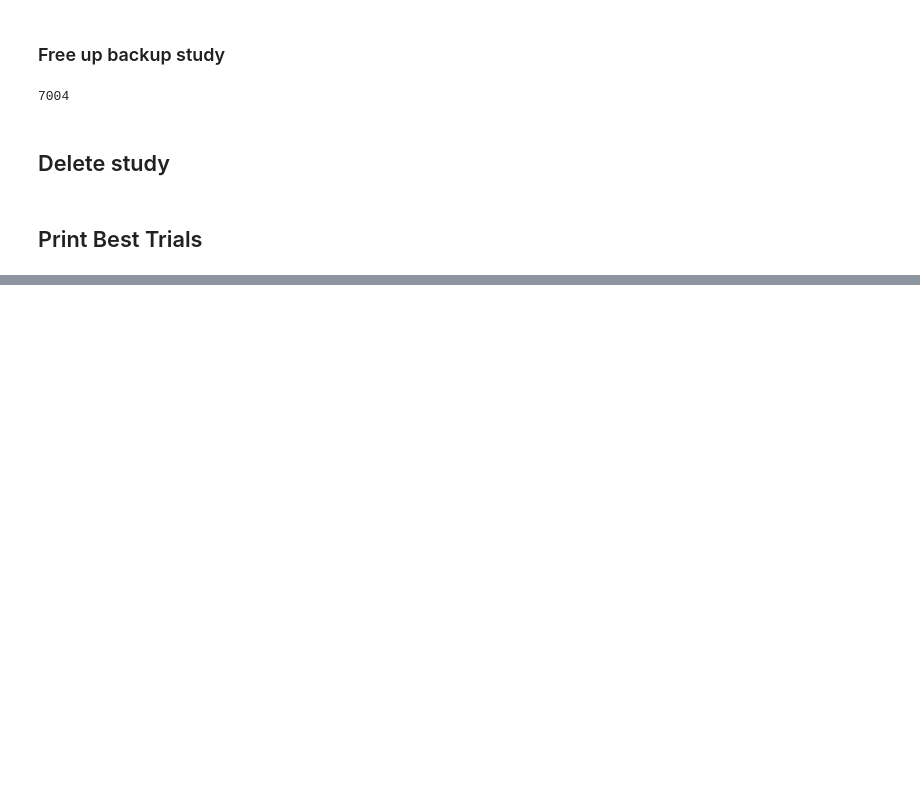
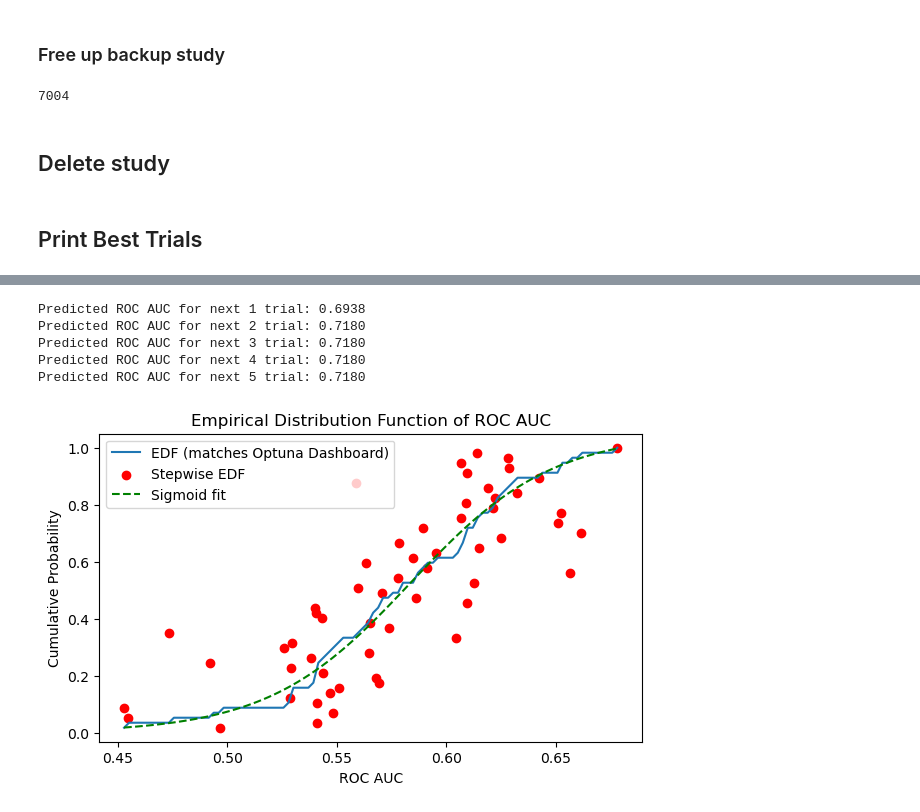
Before and after one commit to TanCY1/SRP-2025-Project, a Jupyter notebook: Code/hyperparameter_tuning.ipynb, the cells around one changed output, grey strips where cells are left out. Saved outputs shown, nothing was run; the diff lists cells and outputs as text; code cells hidden in the pictures; blank space fills up the shorter version.

Commit message:
Add predictions for what the next trial will give

```diff
--- a/Code/hyperparameter_tuning.ipynb
+++ b/Code/hyperparameter_tuning.ipynb
@@ -263,0 +264,59 @@ Rank 10
+# %%
+import numpy as np
+from scipy.optimize import curve_fit
+
+roc_values = np.array([t.value for t in study.trials if t.state == optuna.trial.TrialState.COMPLETE])
+
+# Step 1: define evenly spaced x-axis (like Optuna does)
+NUM_SAMPLES_X_AXIS = 100  # same as Optuna's default
+min_x_value = np.min(roc_values)
+max_x_value = np.max(roc_values)
+x_values = np.linspace(min_x_value, max_x_value, NUM_SAMPLES_X_AXIS)
+
+# Step 2: compute EDF at each x_value
+y_values = np.sum(roc_values[:, np.newaxis] <= x_values, axis=0) / len(roc_values)
+
+def sigmoid(x, L, x0, k):
+    """
+    Sigmoid function
+    L: maximum value (asymptote)
+    x0: midpoint (inflection)
+    k: steepness
+    """
+    return L / (1 + np.exp(-k*(x - x0)))
+
+# ----------  Fit sigmoid to EDF ----------
+p0 = [1.0, np.mean(roc_values), 10.0]
+params,_ = curve_fit(sigmoid,x_values,y_values,p0=p0,)
+L, x0, k = params
+def inv_sigmoid(y, L, x0, k):
+    return x0 - (1/k) * np.log(L/y - 1)
+
+def predict_roc_auc(trial_pos):
+    # 1-indexed
+    while trial_pos/(len(roc_values))>=L:
+        trial_pos -=1
+
+    return inv_sigmoid(trial_pos/(len(roc_values)),*params)
+
+for i in range(1,5+1):
+    print(f"Predicted ROC AUC for next {i} trial: {predict_roc_auc(len(roc_values)+i):.4f}")
+
+# ----------  Plot ----------
+plt.figure(figsize=(7,4))
+plt.plot(x_values, y_values, label='EDF (matches Optuna Dashboard)')
+plt.scatter(roc_values, np.arange(1, len(roc_values)+1)/len(roc_values),
+            color='red', label='Stepwise EDF')
+plt.plot(x_values, sigmoid(x_values, *params), '--', color='green', label='Sigmoid fit')
+plt.xlabel('ROC AUC')
+plt.ylabel('Cumulative Probability')
+plt.title('Empirical Distribution Function of ROC AUC')
+plt.legend()
+plt.show()
+# %% [output]
+Predicted ROC AUC for next 1 trial: 0.6938
+Predicted ROC AUC for next 2 trial: 0.7180
+Predicted ROC AUC for next 3 trial: 0.7180
+Predicted ROC AUC for next 4 trial: 0.7180
+Predicted ROC AUC for next 5 trial: 0.7180
+[figure, added]
```
Also changed, not shown: parts of 2 cells of this notebook, 1 other file.
